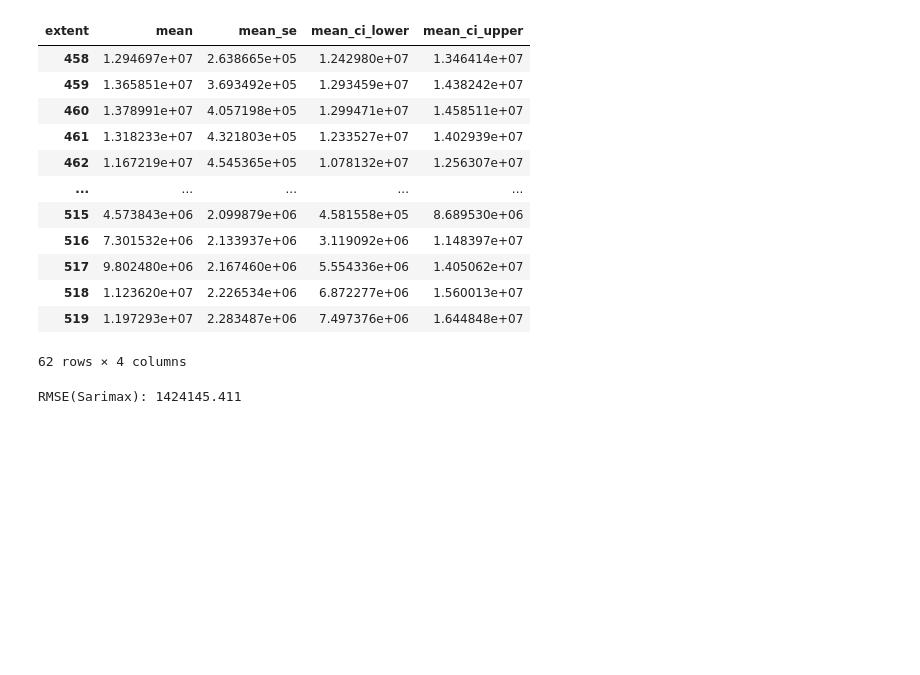
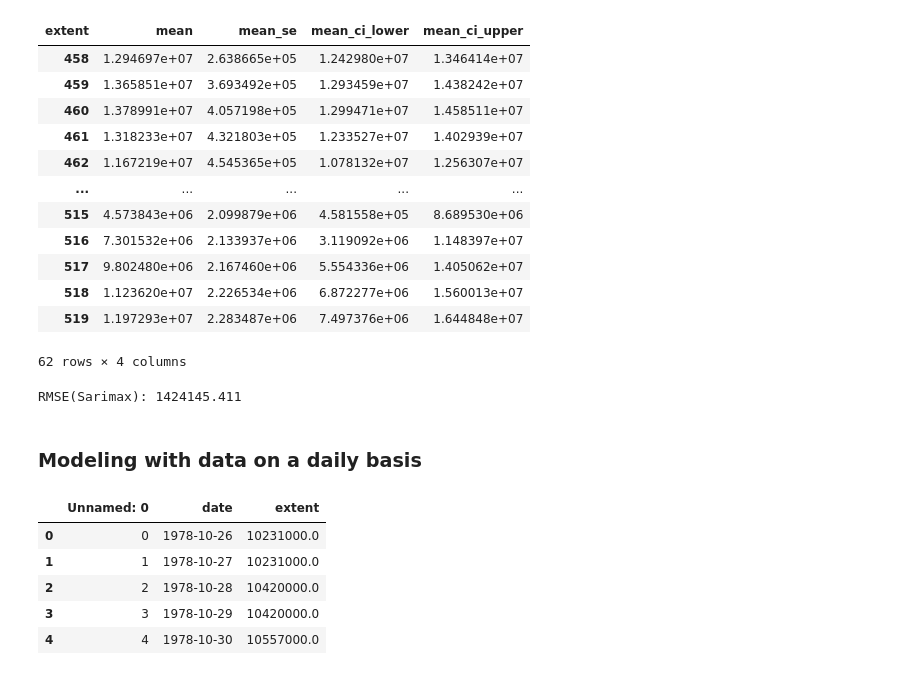
Before and after one commit to KathGo/ice_cream, a Jupyter notebook: notebooks/SARIMAX_MLFLow.ipynb, the cells around one changed output. Drawn from its saved outputs; the diff is of its cells as text; code cells hidden in the pictures; blank space fills up the shorter version.

```diff
--- a/notebooks/SARIMAX_MLFLow.ipynb
+++ b/notebooks/SARIMAX_MLFLow.ipynb
@@ -204,3 +455,15 @@ mlflow.set_tag("running_from_jupyter", "True")
 mlflow.log_metric("test-" + "RMSE", rmse_test)
 
 mlflow.end_run()
+# %% [markdown]
+### Modeling with data on a daily basis
+# %%
+df_daily = pd.read_csv('../data/N_dailydata.csv')
+df_daily.head()
+# %% [output]
+|  | Unnamed: 0 | date | extent |
+| 0 | 0 | 1978-10-26 | 10231000.0 |
+| 1 | 1 | 1978-10-27 | 10231000.0 |
+| 2 | 2 | 1978-10-28 | 10420000.0 |
+| 3 | 3 | 1978-10-29 | 10420000.0 |
+| 4 | 4 | 1978-10-30 | 10557000.0 |
```
Also changed, not shown: parts of 14 cells of this notebook, 7 other files.
